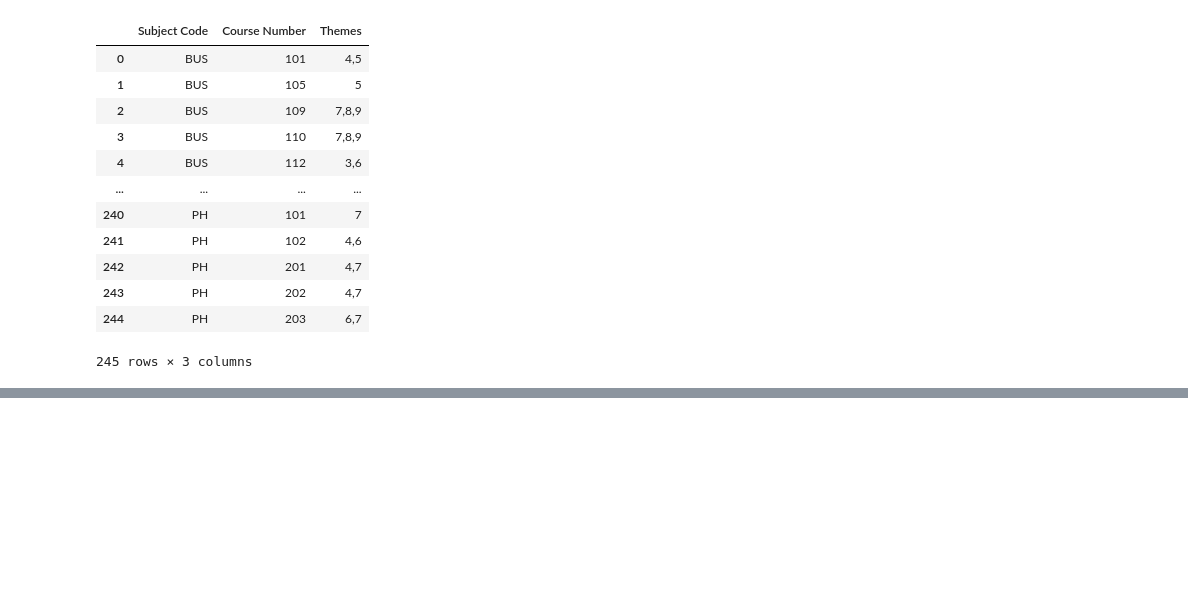
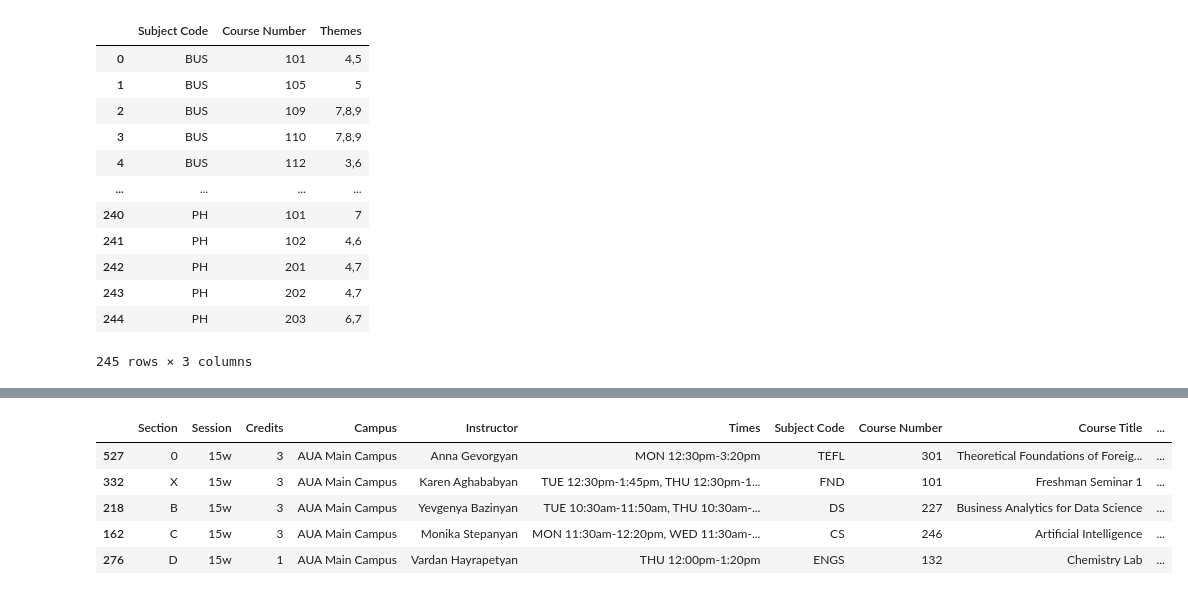
Before and after one commit to mikayelgr/corsa, a Jupyter notebook: 3. Corsa_AUA_Merged_F2025.ipynb, the cells around one changed output, grey strips where cells are left out. Cells and saved outputs as stored; diff of their text form; code cells hidden in the pictures; blank space fills up the shorter version.

```diff
--- a/3. Corsa_AUA_Merged_F2025.ipynb
+++ b/3. Corsa_AUA_Merged_F2025.ipynb
@@ -63,2 +189,12 @@ all_courses_df
+# %%
+all_courses_df["Session"] = all_courses_df["Session"].str.lower()
+all_courses_df.sample(5)
+# %% [output]
+|  | Section | Session | Credits | Campus | Instructor | Times | Subject Code | Course Number | Course Title | ... |
+| 527 | 0 | 15w | 3 | AUA Main Campus | Anna Gevorgyan | MON 12:30pm-3:20pm | TEFL | 301 | Theoretical Foundations of Foreig... | ... |
+| 332 | X | 15w | 3 | AUA Main Campus | Karen Aghababyan | TUE 12:30pm-1:45pm, THU 12:30pm-1... | FND | 101 | Freshman Seminar 1 | ... |
+| 218 | B | 15w | 3 | AUA Main Campus | Yevgenya Bazinyan | TUE 10:30am-11:50am, THU 10:30am-... | DS | 227 | Business Analytics for Data Science | ... |
+| 162 | C | 15w | 3 | AUA Main Campus | Monika Stepanyan | MON 11:30am-12:20pm, WED 11:30am-... | CS | 246 | Artificial Intelligence | ... |
+| 276 | D | 15w | 1 | AUA Main Campus | Vardan Hayrapetyan | THU 12:00pm-1:20pm | ENGS | 132 | Chemistry Lab | ... |
 # %%
 all_courses_df.to_csv("./.localdata/aua__all-courses-merged.csv", index=False)
```
Also changed, not shown: parts of 14 cells of this notebook, 2 other files.
